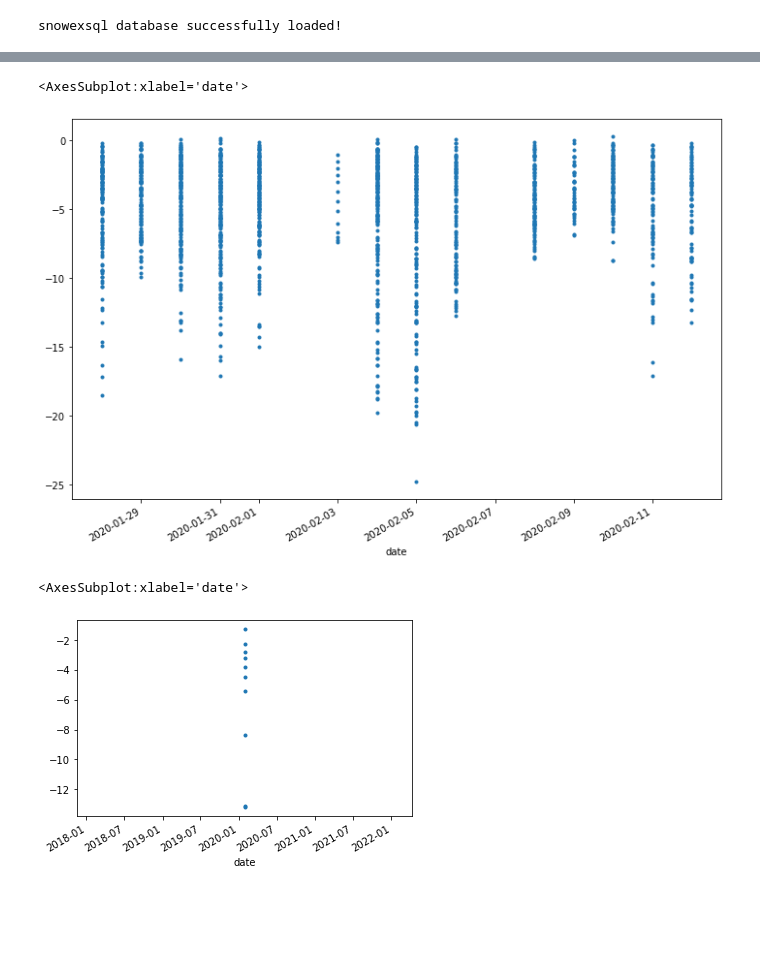
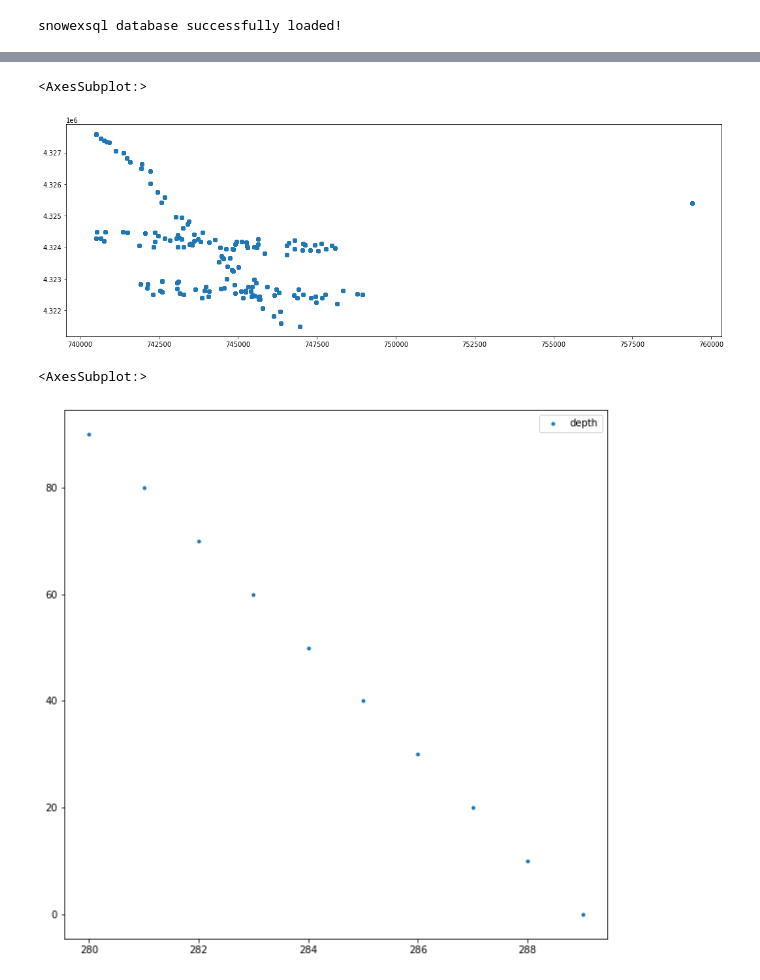
Before and after one commit to snowex-hackweek/hot-pow, a Jupyter notebook: contributors/Dillon_Ragar/pit_explore.ipynb, the cells around one changed output, grey strips where cells are left out. Saved outputs shown, nothing was run; the diff lists cells and outputs as text; code cells hidden in the pictures; blank space fills up the shorter version.

```diff
--- a/contributors/Dillon_Ragar/pit_explore.ipynb
+++ b/contributors/Dillon_Ragar/pit_explore.ipynb
@@ -96,10 +96,10 @@ df['value'] = df['value'].astype(float)  #cast the value as a float (they are st
 df['veg_class'] = [parse_veg_class(i) for i in df['site_id']] #run the parse_veg function for every site_id
 df['depth_class'] = [parse_depth_class(i) for i in df['site_id']] #run the parse_depth funciton for every site_id
 
-# Select columns of interest
-col_list = ['site_id', 'date', 'type', 'latitude',
-       'longitude', 'depth', 'value', 'veg_class', 'depth_class']
-df = df[col_list]
+## Select columns of interest
+#col_list = ['site_id', 'date', 'type', 'latitude',
+#       'longitude', 'depth', 'value', 'veg_class', 'depth_class']
+#df = df[col_list]
 
 # View a sample --> notice parsed veg_class and depth_class columns were added!
 df.head(10)
@@ -129,2 +118,0 @@ memory usage: 117.9+ KB
-# %%
-df.index = pd.to_datetime(df['date'])
@@ -131,10 +125,10 @@ df.index = pd.to_datetime(df['date'])
 # %%
-df['value'].plot(figsize=(12,8), style=".")
+df.plot(figsize=(18,18))
 # %% [output]
-<AxesSubplot:xlabel='date'>
+<AxesSubplot:>
-[figure, old version]
+[figure, new version]
 # %%
-df['value'].loc[df['site_id']=='5C21'].plot(style=".")
+df[['value', 'depth']].loc[df['site_id']=='5C21'].plot(style=".", figsize=(10,10))
 # %% [output]
-<AxesSubplot:xlabel='date'>
+<AxesSubplot:>
-[figure, old version]
+[figure, new version]
```
Also changed, not shown: parts of 4 cells of this notebook.
